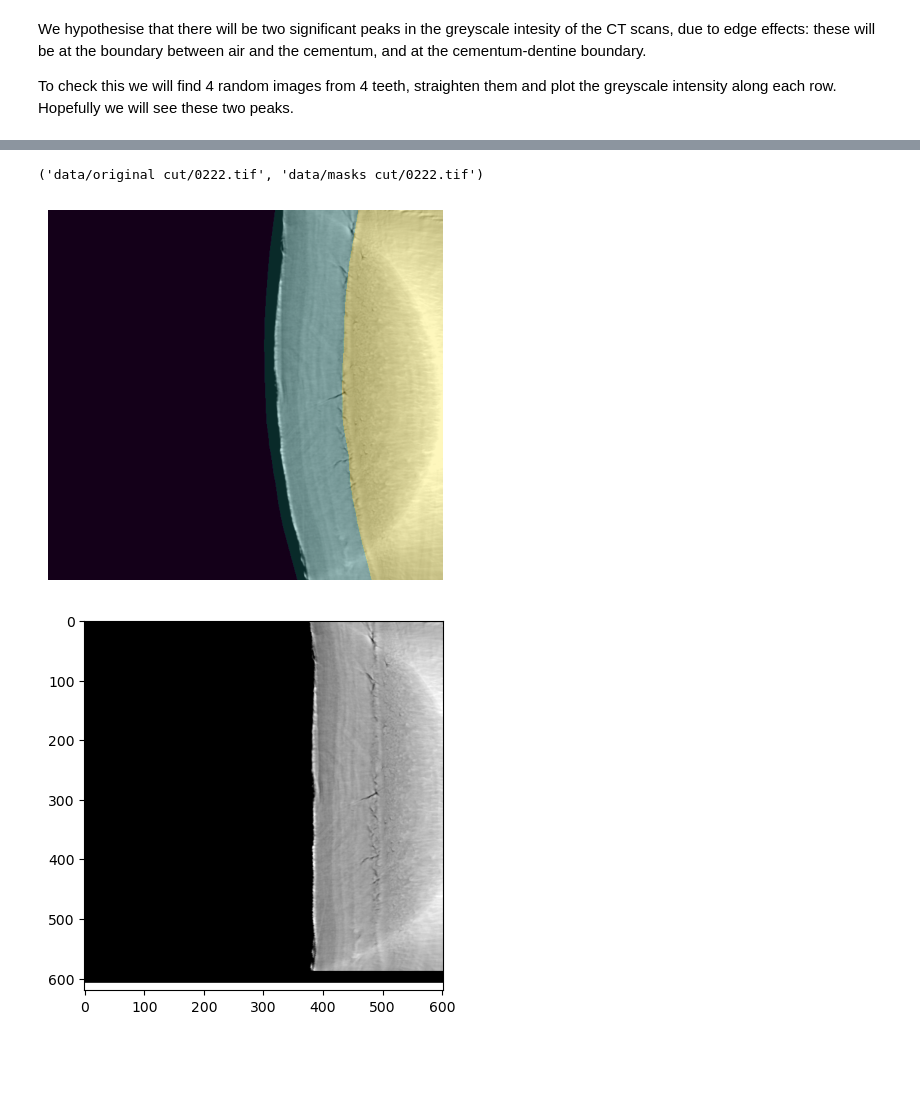
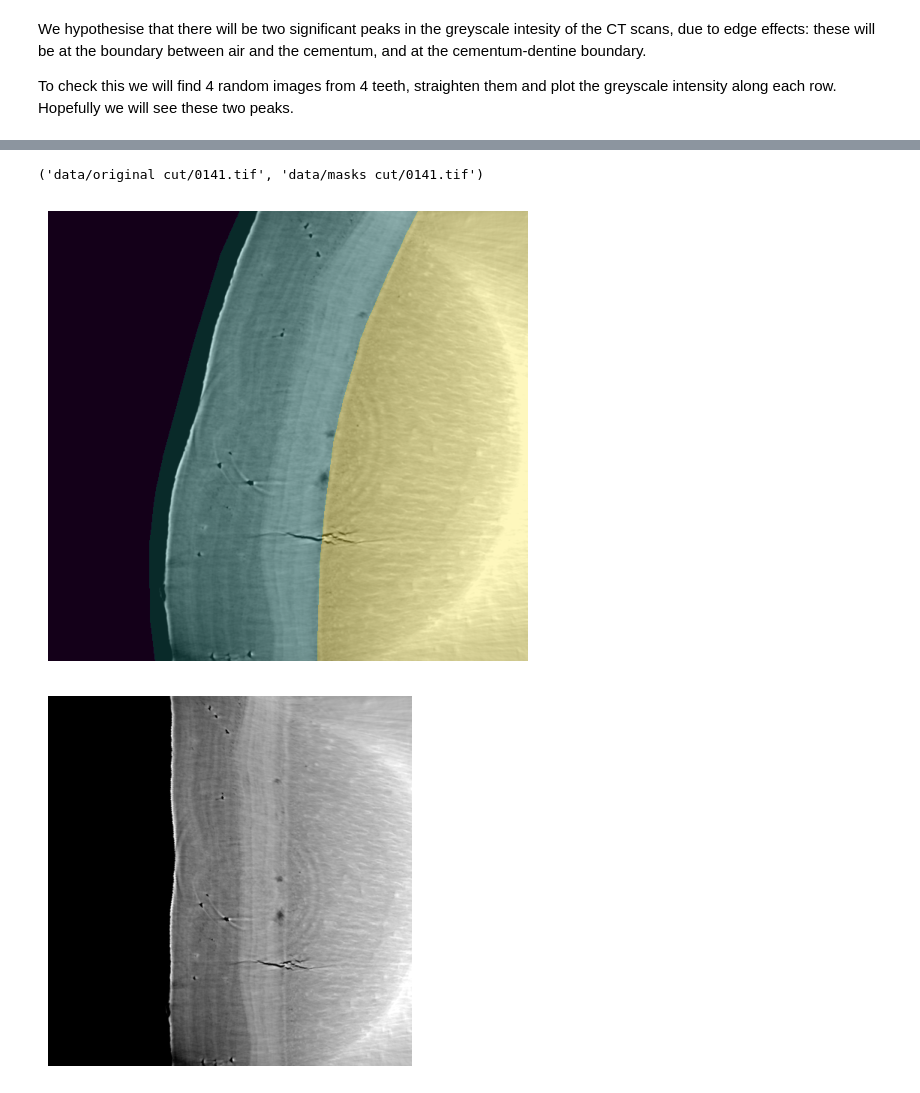
Before and after one commit to JGIBristol/cementum_imaging, a Jupyter notebook: detect_cementum.ipynb, the cells around one changed output, grey strips where cells are left out. Drawn from its saved outputs; the diff is of its cells as text; code cells hidden in the pictures; blank space fills up the shorter version.

```diff
--- a/detect_cementum.ipynb
+++ b/detect_cementum.ipynb
@@ -25,11 +28,12 @@ def paths(i: int):
 
 rng = np.random.default_rng()
 index = rng.integers(0, 516)
+index = 141
 img_path, mask_path = paths(index)
 
 img_path, mask_path
 # %% [output]
-('data/original cut/0222.tif', 'data/masks cut/0222.tif')
+('data/original cut/0141.tif', 'data/masks cut/0141.tif')
 # %%
 """
 Display it
@@ -51,9 +55,10 @@ imgdir = f"img/detect_cementum/{index}/"
 if not os.path.isdir(imgdir):
     os.makedirs(imgdir)
 
+fig.tight_layout()
 fig.savefig(f"{imgdir}/img_masks.png", bbox_inches="tight")
 # %% [output]
-[figure, old version]
+[figure, new version]
 # %%
 """
 Straighten these images according the the masks
@@ -65,35 +70,35 @@ n_y = 20
 n_left, n_x, n_right = 5, 5, 5
 
 fig, axis = plt.subplots()
 
 # Define two grids of points that will we use to perform our straightening
 curve_pts = straighten.mask_mesh(mask, n_y, (n_left, n_x, n_right))
 straight_pts = straighten.straight_mesh(mask, n_y, (n_left, n_x, n_right))
 
 # Straighten the image
 img = plt.imread(img_path)
 straight_image = straighten.apply_transformation(img, curve_pts, straight_pts)
 
 # Straighten the mask
 straight_mask = straighten.apply_transformation(mask, curve_pts, straight_pts)
 
 # Remove the white columns from the image and the corresponding columns from the mask
 straight_image, straight_mask = straighten.remove_white_cols(
     straight_image, straight_mask
 )
 
 # Remove padding
 straight_image = straighten.remove_padding(straight_image)
 straight_mask = straighten.remove_padding(straight_mask)
 
 
 # Display it
 axis.imshow(straight_image, cmap="gray")
-
+axis.set_axis_off()
 
 fig.savefig(f"{imgdir}/straightened.png", bbox_inches="tight")
 # %% [output]
-[figure, old version]
+[figure, new version]
 # %%
 """
 Plot the greyscale intensity across each row for all of these images
```
Also changed, not shown: parts of 6 cells of this notebook, 2 other files.
